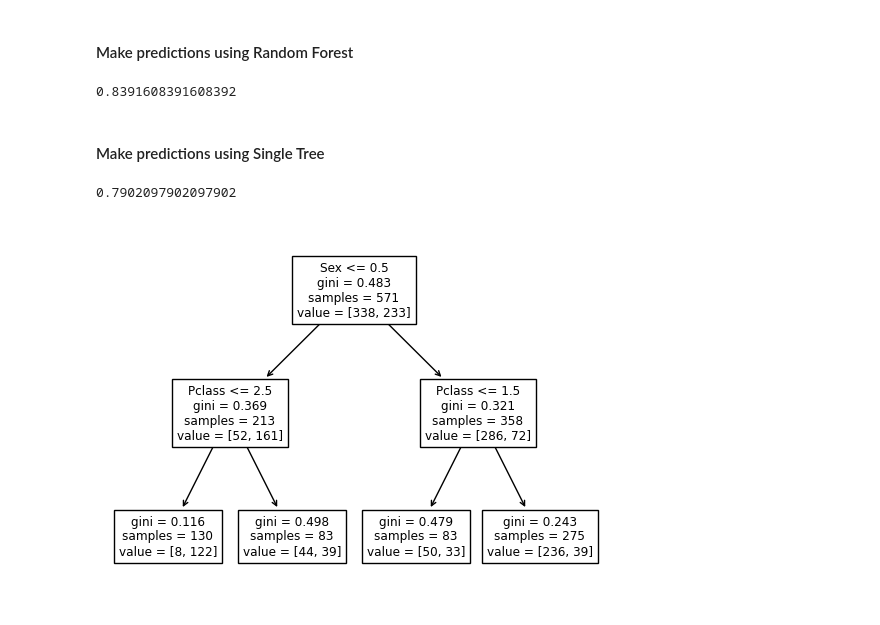
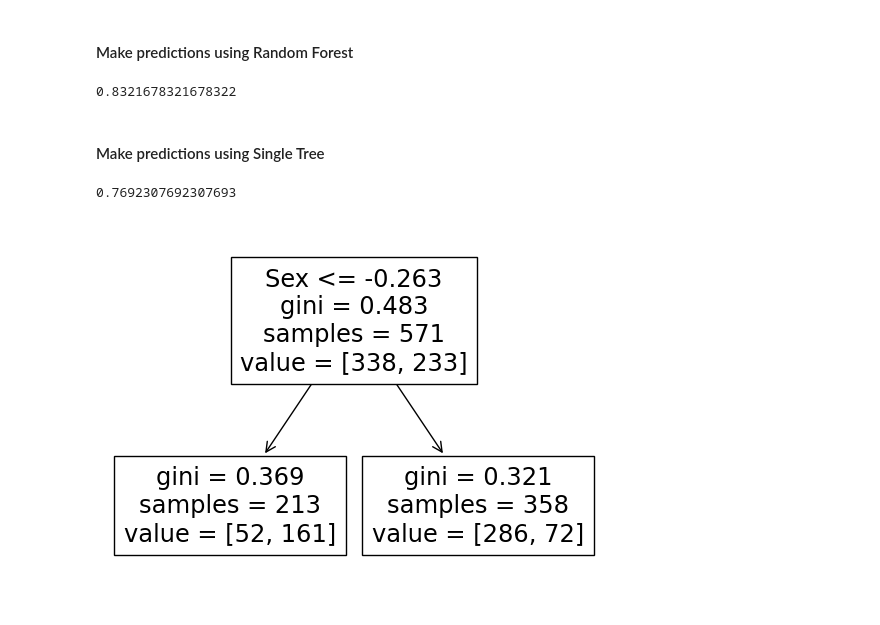
Before and after one commit to Pawcharz/Statistics-Analysis-Playground, a Jupyter notebook: _notebook.ipynb, the cells around one changed output. Saved outputs shown, nothing was run; the diff lists cells and outputs as text; code cells hidden in the pictures.

Commit message:
Add pipelines with scaling, plots and confusion matrix

```diff
--- a/_notebook.ipynb
+++ b/_notebook.ipynb
@@ -53,27 +56,52 @@ X_train, X_valid, y_train, y_valid = train_test_split(X, y, random_state=1, test
 # %%
 from sklearn.ensemble import RandomForestClassifier
 
-model_forest = RandomForestClassifier(n_estimators=10, max_depth=5, random_state=1)
-model_forest.fit(X_train, y_train)
+model_forest = RandomForestClassifier(n_estimators=100, max_depth=4, random_state=1)
+pipe_forest = make_pipeline(
+  StandardScaler(),
+  model_forest
+)
 
-model_forest.score(X_valid, y_valid)
+pipe_forest.fit(X_train, y_train)
+
+pipe_forest.score(X_valid, y_valid)
 # %% [output]
-0.8391608391608392
+0.8321678321678322
 # %% [markdown]
 #### Make predictions using Single Tree
 # %%
 from sklearn.tree import DecisionTreeClassifier
 
-model_tree = DecisionTreeClassifier(criterion="gini", max_depth=2, random_state=1)
-model_tree.fit(X_train, y_train)
+model_tree = DecisionTreeClassifier(criterion="gini", max_depth=1, random_state=1)
+pipe_tree = make_pipeline(
+  StandardScaler(),
+  model_tree
+)
+pipe_tree.fit(X_train, y_train)
 
-model_tree.score(X_valid, y_valid)
+pipe_tree.score(X_valid, y_valid)
 # %% [output]
-0.7902097902097902
+0.7692307692307693
 # %%
 # Plotting Tree
+
+# To file
+from pydotplus import graph_from_dot_data
+from sklearn.tree import export_graphviz
+
+dot_data = export_graphviz(model_tree,
+  filled=True,
+  rounded=True,
+  class_names=['Died', 'Survived'],
+  feature_names=features,
+  out_file=None
+)
+graph = graph_from_dot_data(dot_data)
+graph.write_png('tree.png')
+
+#To notebook
 from sklearn import tree
 tree.plot_tree(model_tree, feature_names=list(X_train.columns))
 plt.show()
 # %% [output]
-[figure, old version]
+[figure, new version]
```
Also changed, not shown: parts of 2 cells of this notebook, 1 other file.
